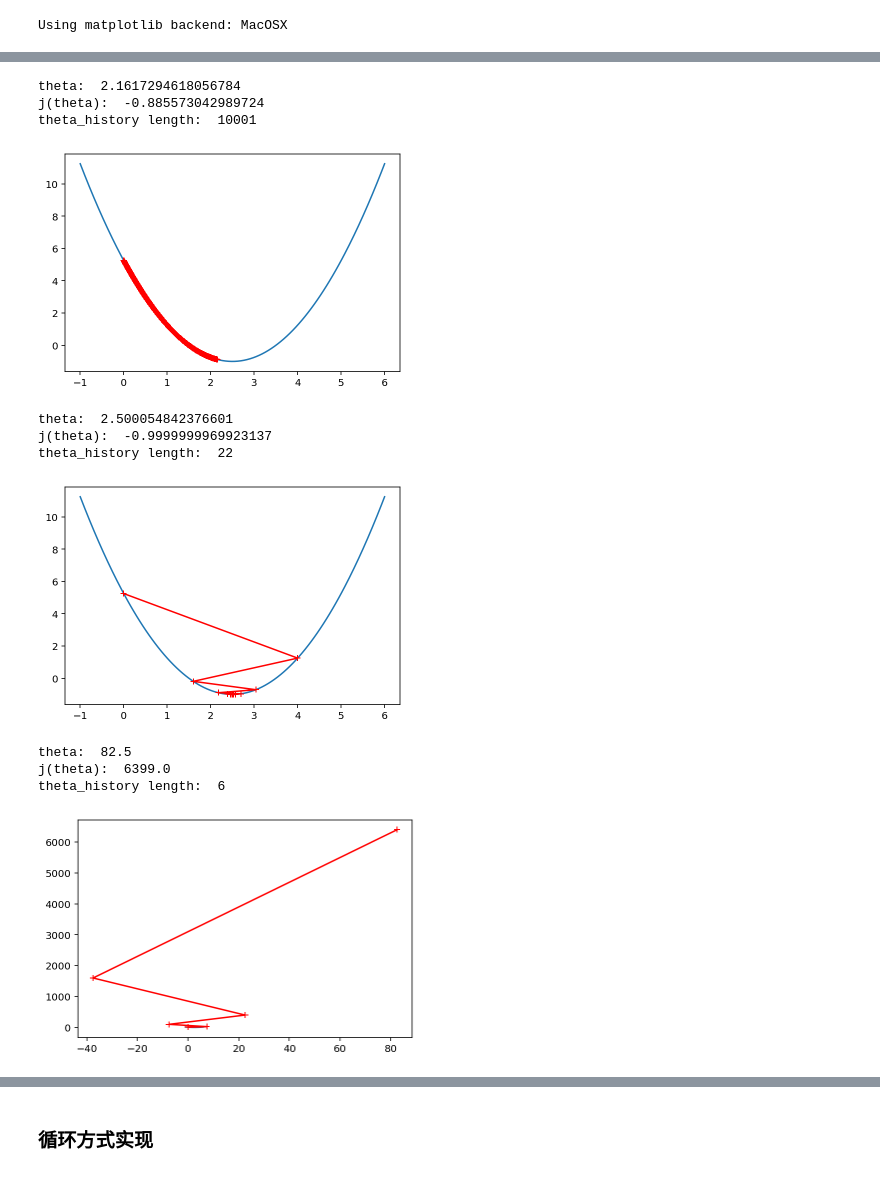
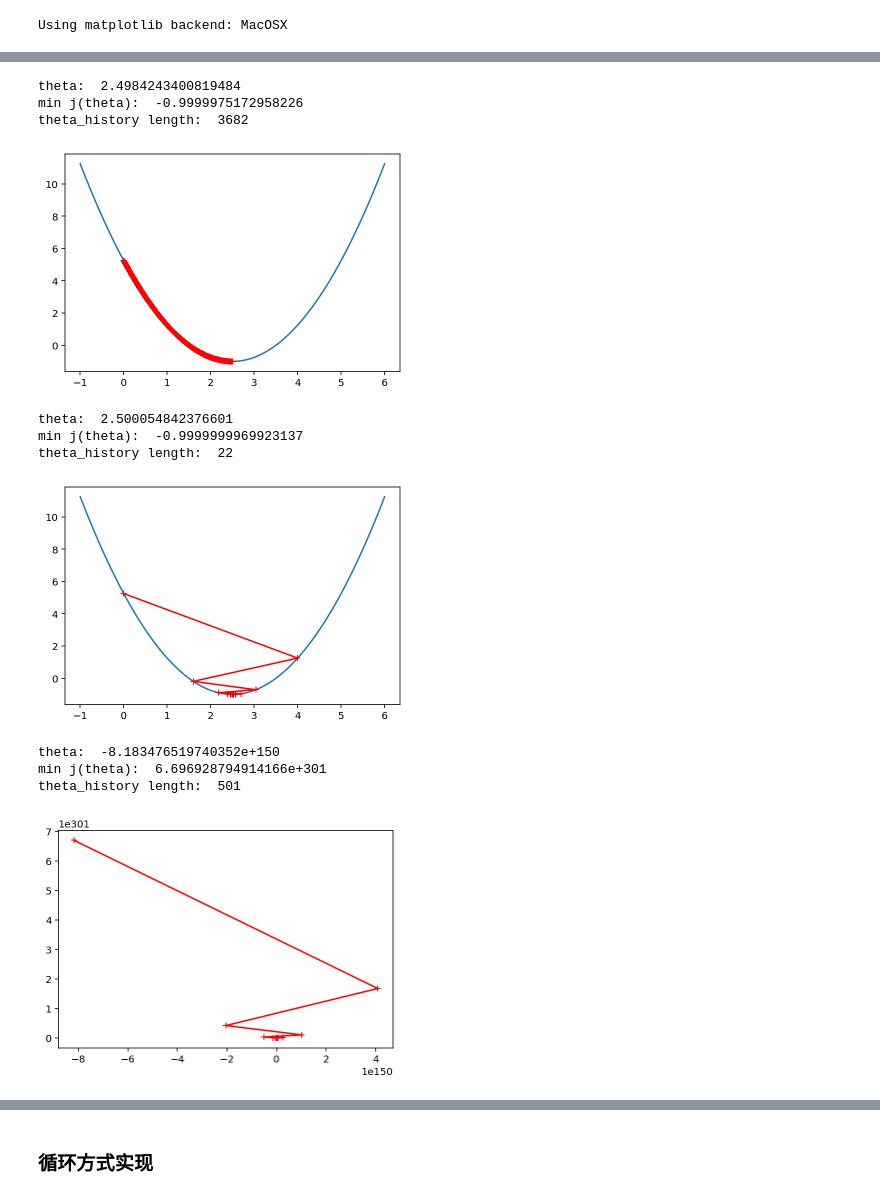
Before and after one commit to clelandgt/machine_learning, a Jupyter notebook: ml_algorithms/梯度下降.ipynb, the cells around one changed output, grey strips where cells are left out. Drawn from its saved outputs; the diff is of its cells as text; code cells hidden in the pictures.

```diff
--- a/ml_algorithms/梯度下降.ipynb
+++ b/ml_algorithms/梯度下降.ipynb
@@ -23,15 +24,21 @@ plt.show()
 # %%
-def j(x):
+def j(theta):
     """一元二次方程"""
-    return (x-2.5)**2 - 1
+    try:
+        return (theta - 2.5) ** 2 - 1
+    except:
+        return float('inf')
 
-def dj(x):
+def dj(theta):
     """求导"""
-    return 2 * (x-2.5)
+    return 2 * (theta - 2.5)
 
-def func(theta=0.0, eta=0.01, epsilon = 1e-8, max_iters=10000):
+def gradient_descent(theta=0.0, eta=0.01, epsilon=1e-8, max_iters=10000):
     """
+    theta: 参数
     eta: 学习率
+    epsilon: 最小值
+    max_iters: 最大尝试次数
     """
     theta_history = [theta]
     while max_iters>0:
@@ -44,7 +51,7 @@ def func(theta=0.0, eta=0.01, epsilon = 1e-8, max_iters=10000):
             break
         max_iters -= 1
     print('theta: ', theta)
-    print('j(theta): ', j(theta))
+    print('min j(theta): ', j(theta))
     print('theta_history length: ', len(theta_history))
     plt.plot(x, y)
     plt.plot(np.array(theta_history), j(np.array(theta_history)), color="r", marker='+')
@@ -59,25 +66,25 @@ theta_history length:  424
 [figure]
 # %%
 # 当学习率eta比较小时，下降的步子很小。程序需要循环很多次才会找到最小值。 一般学习率会设置为0.01
-func(eta=0.0001)
+gradient_descent(eta=0.001)
 # %% [output]
-theta:  2.1617294618056784
-j(theta):  -0.885573042989724
-theta_history length:  10001
+theta:  2.4984243400819484
+min j(theta):  -0.9999975172958226
+theta_history length:  3682
-[figure, old version]
+[figure, new version]
 # %%
-# 当学习率eta较大时候，当特别大时，如5，程序会陷入死循环
-func(eta=0.8)
+# 当学习率eta较大时候, theta跳到右边
+gradient_descent(eta=0.8)
 # %% [output]
 theta:  2.500054842376601
-j(theta):  -0.9999999969923137
+min j(theta):  -0.9999999969923137
 theta_history length:  22
 [figure]
 # %%
-# 当特别大时，如1.5.
-func(eta=1.5, max_iters=5)
+# 当特别大时，如1.5. 程序会陷入死循环, 所以限定递归次数为500
+gradient_descent(eta=1.5, max_iters=500)
 # %% [output]
-theta:  82.5
-j(theta):  6399.0
-theta_history length:  6
+theta:  -8.183476519740352e+150
+min j(theta):  6.696928794914166e+301
+theta_history length:  501
-[figure, old version]
+[figure, new version]
```
Also changed, not shown: parts of 19 cells of this notebook, 3 other files.
